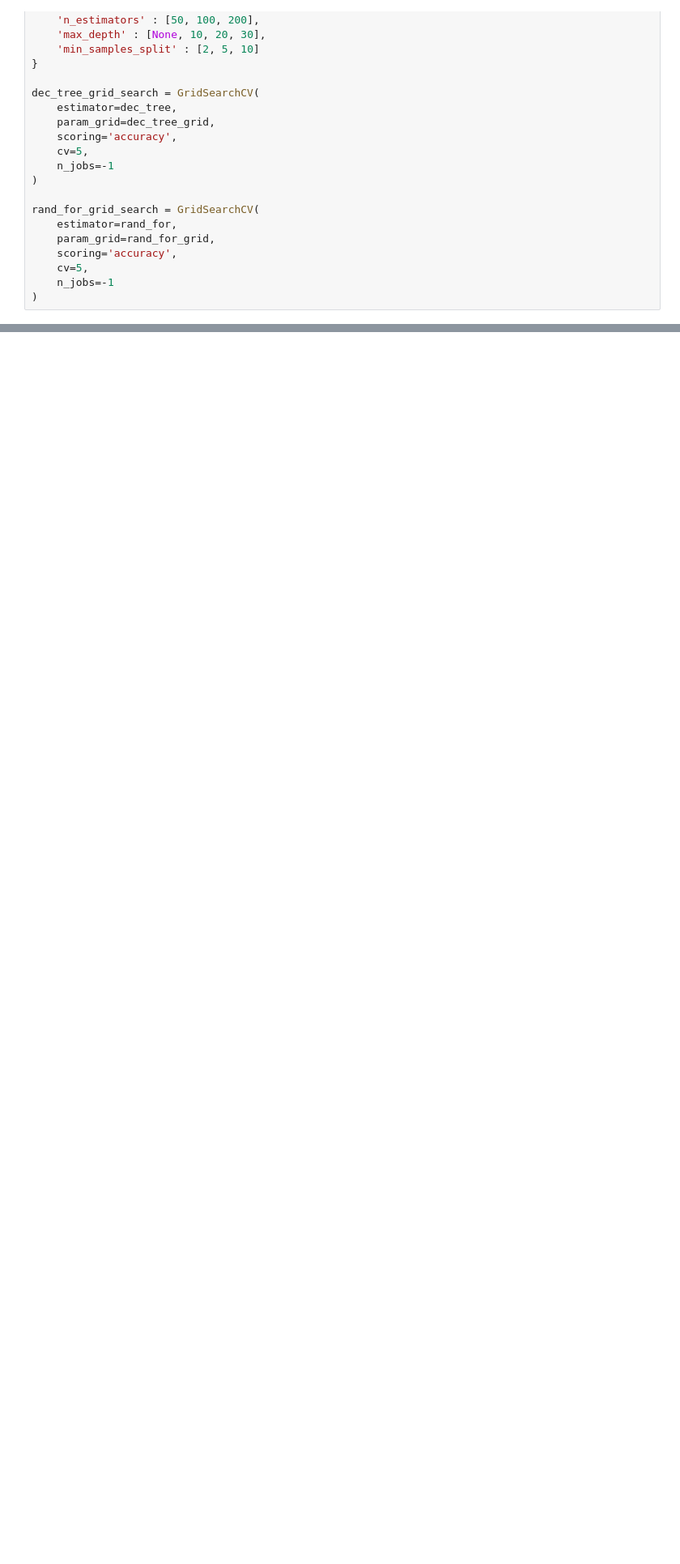
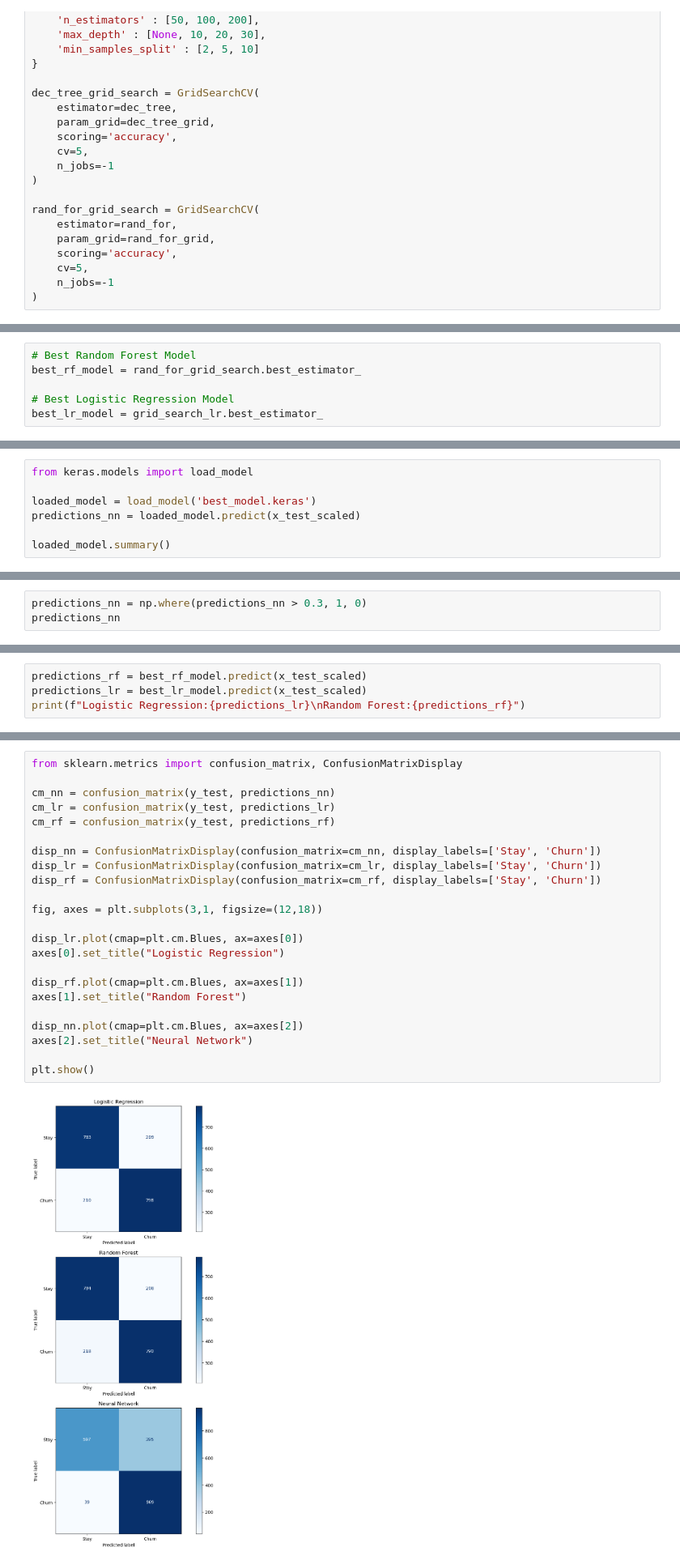
Before and after one commit to Ash2oP/first-end-to-end-ml-project, a Jupyter notebook: notebooks/03_big_data_eda.ipynb, the cells around one changed output, grey strips where cells are left out. Shown at 81% size. Saved outputs shown, nothing was run; the diff lists cells and outputs as text; blank space fills up the shorter version.

```diff
--- a/notebooks/03_big_data_eda.ipynb
+++ b/notebooks/03_big_data_eda.ipynb
@@ -383,0 +404,6 @@ print(f"For Logistic Reggression : {grid_search_lr.best_score_} and {grid_search
+# %%
+# Best Random Forest Model
+best_rf_model = rand_for_grid_search.best_estimator_
+
+# Best Logistic Regression Model
+best_lr_model = grid_search_lr.best_estimator_
@@ -383,0 +483,7 @@ print(f"For Logistic Reggression : {grid_search_lr.best_score_} and {grid_search
+# %%
+from keras.models import load_model
+
+loaded_model = load_model('best_model.keras')
+predictions_nn = loaded_model.predict(x_test_scaled)
+
+loaded_model.summary()
@@ -383,0 +510,3 @@ print(f"For Logistic Reggression : {grid_search_lr.best_score_} and {grid_search
+# %%
+predictions_nn = np.where(predictions_nn > 0.3, 1, 0)
+predictions_nn
@@ -383,0 +521,4 @@ print(f"For Logistic Reggression : {grid_search_lr.best_score_} and {grid_search
+# %%
+predictions_rf = best_rf_model.predict(x_test_scaled)
+predictions_lr = best_lr_model.predict(x_test_scaled)
+print(f"Logistic Regression:{predictions_lr}\nRandom Forest:{predictions_rf}")
@@ -383,0 +555,25 @@ print(f"For Logistic Reggression : {grid_search_lr.best_score_} and {grid_search
+# %%
+from sklearn.metrics import confusion_matrix, ConfusionMatrixDisplay
+
+cm_nn = confusion_matrix(y_test, predictions_nn)
+cm_lr = confusion_matrix(y_test, predictions_lr)
+cm_rf = confusion_matrix(y_test, predictions_rf)
+
+disp_nn = ConfusionMatrixDisplay(confusion_matrix=cm_nn, display_labels=['Stay', 'Churn'])
+disp_lr = ConfusionMatrixDisplay(confusion_matrix=cm_lr, display_labels=['Stay', 'Churn'])
+disp_rf = ConfusionMatrixDisplay(confusion_matrix=cm_rf, display_labels=['Stay', 'Churn'])
+
+fig, axes = plt.subplots(3,1, figsize=(12,18))
+
+disp_lr.plot(cmap=plt.cm.Blues, ax=axes[0])
+axes[0].set_title("Logistic Regression")
+
+disp_rf.plot(cmap=plt.cm.Blues, ax=axes[1])
+axes[1].set_title("Random Forest")
+
+disp_nn.plot(cmap=plt.cm.Blues, ax=axes[2])
+axes[2].set_title("Neural Network")
+
+plt.show()
+# %% [output]
+[figure, added]
```
Also changed, not shown: parts of 15 cells of this notebook.
